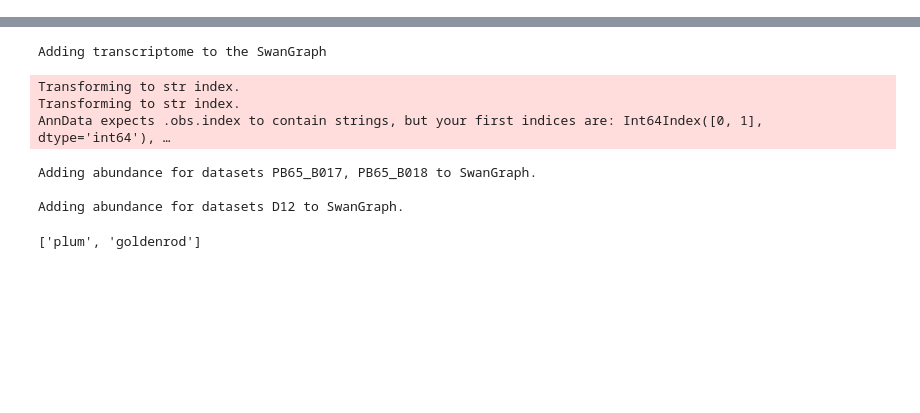
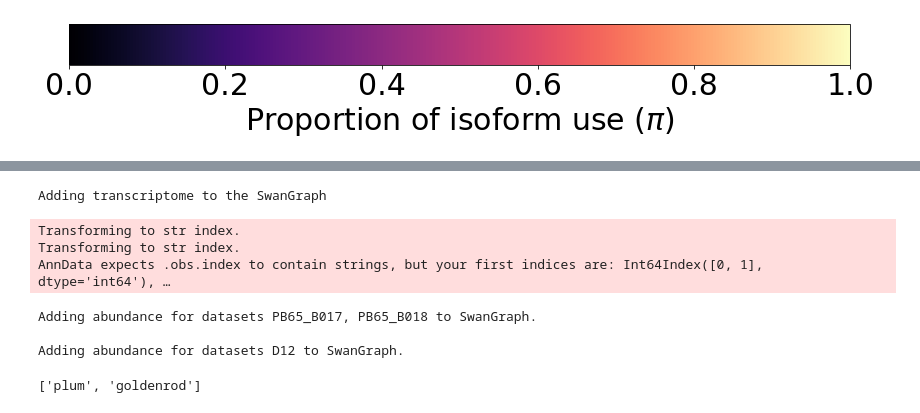
Before and after one commit to mortazavilab/swan_vis, a Jupyter notebook: tutorials/test_dev.ipynb, the cells around one changed output, grey strips where cells are left out. Cells and saved outputs as stored; diff of their text form; code cells hidden in the pictures; blank space fills up the shorter version.

```diff
--- a/tutorials/test_dev.ipynb
+++ b/tutorials/test_dev.ipynb
@@ -8,0 +52,31 @@ import scanpy as sc
+# %%
+import matplotlib as mpl
+
+t_df = sg.gen_report('ENSMUSG00000020167.13', 'test', layer='pi', groupby='sample')
+
+# create a colorbar between 0 and 1
+plt.rcParams.update({'font.size': 30})
+fig, ax = plt.subplots(figsize=(14, 1.5))
+fig.subplots_adjust(bottom=0.5)
+fig.patch.set_visible(False)
+ax.patch.set_visible(False)
+
+cmap = 'magma'
+cmap = plt.get_cmap(cmap)
+# try:
+#     cmap = plt.get_cmap(cmap)
+# except:
+#     raise ValueError('Colormap {} not found'.format(cmap))
+
+norm = mpl.colors.Normalize(vmin=0, vmax=1)
+cb = mpl.colorbar.ColorbarBase(ax,
+                    cmap=cmap,
+                    norm=norm,
+                    orientation='horizontal')
+cb.set_label('Proportion of isoform use (' +'$\pi$'+')')
+# plt.savefig(gid_prefix+'_colorbar_scale.png', format='png', dpi=200)
+plt.show()
+# plt.clf()
+# plt.close()
+# %% [output]
+[figure, added]
```
Also changed, not shown: parts of 14 cells of this notebook, 3 other files.
